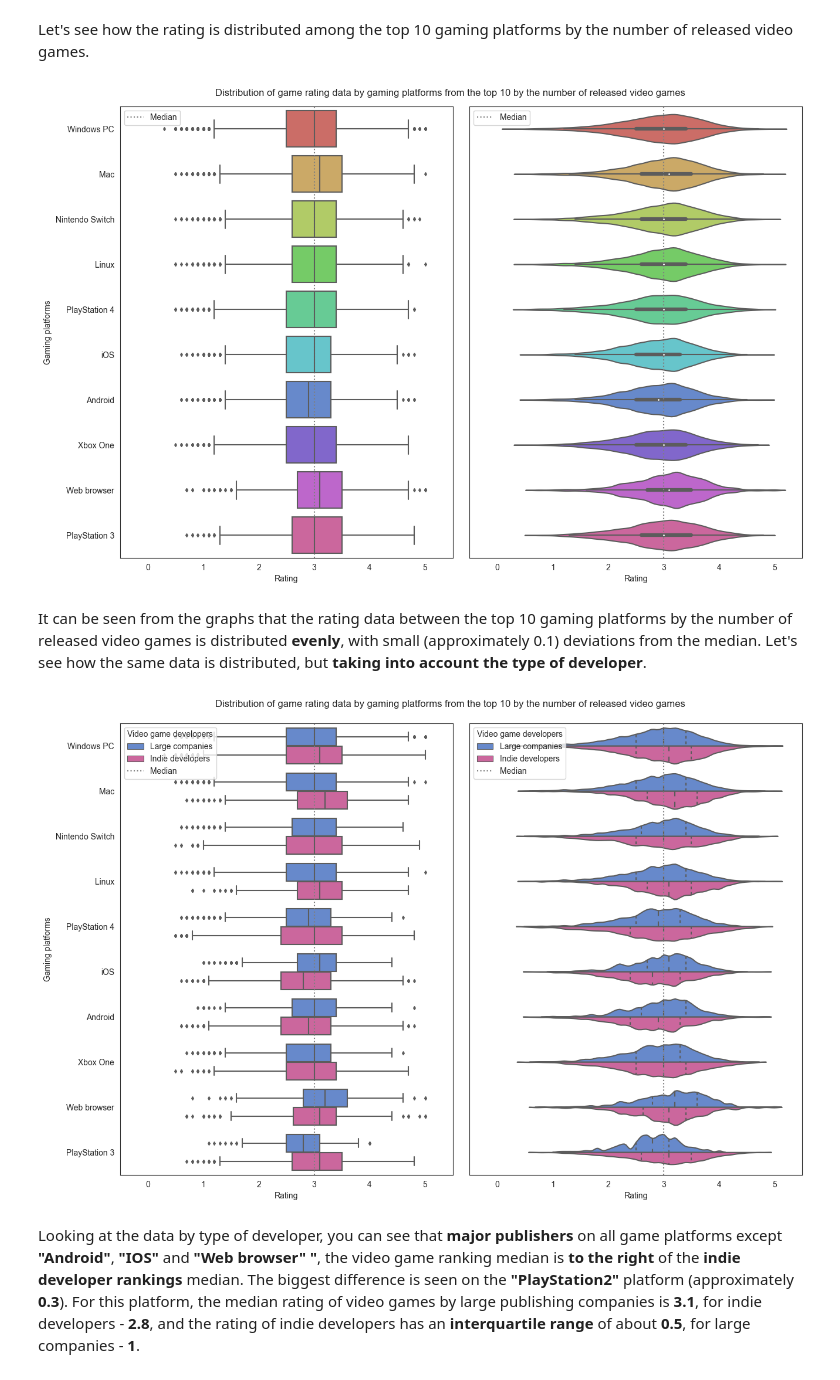
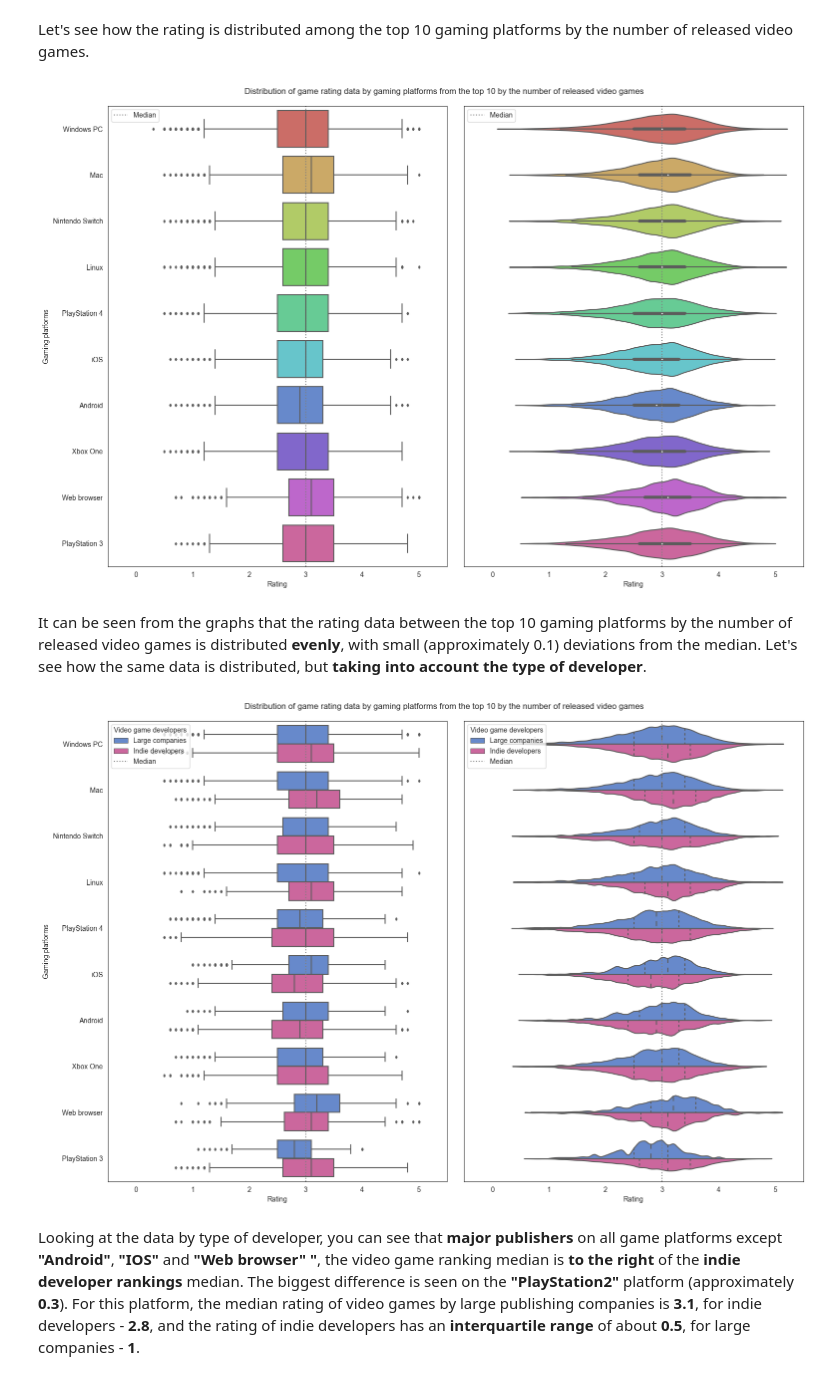
Before and after one commit to GSimonX37/video-games, a Jupyter notebook: notebooks/backloggd_eda.ipynb, the cells around one changed output. Drawn from its saved outputs; the diff is of its cells as text; code cells hidden in the pictures.

```diff
--- a/notebooks/backloggd_eda.ipynb
+++ b/notebooks/backloggd_eda.ipynb
@@ -1194,7 +1194,7 @@ Looking at the data by type of developer, you can see that **large publishers**
 # %% [markdown]
 Let's see how the rating is distributed between large companies and indie developers.
 # %%
-figure = plt.figure(figsize=(15, 10))
+figure = plt.figure(figsize=(18, 12))
 grid = GridSpec(2, 2, wspace=0.05, hspace=0.15)
 figure.add_subplot(grid[0, :])
 figure.add_subplot(grid[1, 0])
@@ -1245,7 +1245,7 @@ for i in range(3):
 # %% [markdown]
 Let's see how the rating is distributed among the top 10 major companies by the number of released video games.
 # %%
-figure = plt.figure(figsize=(15, 10))
+figure = plt.figure(figsize=(18, 12))
 grid = GridSpec(1, 2, wspace=0.05)
 figure.add_subplot(grid[0, 0])
 figure.add_subplot(grid[0, 1])
@@ -1286,7 +1286,7 @@ for i in [0, 1]:
 # %% [markdown]
 It can be seen from the graphs that the rating among the top 10 publishers by the number of released video games is distributed **unequally**, with noticeable deviations from the median. The largest deviation (approximately **0.5**) from the median **to the left** is observed at the publisher **"THQ"**. The largest deviation (approximately **0.5**) from the median **to the right** is observed at the publisher **"Capcom"**. Let's look at the distribution of ratings among **indie developers**.
 # %%
-figure = plt.figure(figsize=(15, 10))
+figure = plt.figure(figsize=(18, 12))
 grid = GridSpec(1, 2, wspace=0.05)
 figure.add_subplot(grid[0, 0])
 figure.add_subplot(grid[0, 1])
@@ -1332,7 +1332,7 @@ The rankings among the top 10 indie developers by number of video games released
 # %% [markdown]
 Let's see how the rating is distributed among the top 10 gaming platforms by the number of released video games.
 # %%
-figure = plt.figure(figsize=(15, 10))
+figure = plt.figure(figsize=(18, 12))
 grid = GridSpec(1, 2, wspace=0.05)
 figure.add_subplot(grid[0, 0])
 figure.add_subplot(grid[0, 1])
@@ -1369,11 +1369,11 @@ for i in [0, 1]:
     figure.axes[i].set_xbound((-0.5, 5.5))
     figure.axes[1].set_yticklabels([])
 # %% [output]
-[figure, old version]
+[figure, new version]
 # %% [markdown]
 It can be seen from the graphs that the rating data between the top 10 gaming platforms by the number of released video games is distributed **evenly**, with small (approximately 0.1) deviations from the median. Let's see how the same data is distributed, but **taking into account the type of developer**.
 # %%
-figure = plt.figure(figsize=(15, 10))
+figure = plt.figure(figsize=(18, 12))
 grid = GridSpec(1, 2, wspace=0.05)
 figure.add_subplot(grid[0, 0])
 figure.add_subplot(grid[0, 1])
@@ -1391,35 +1391,35 @@ sns.boxplot(data=plot_data,
             hue_order=[True, False],
             ax=figure.axes[0],
             palette=sns.color_palette('hls', 10)[6::3],
             fliersize=3)
 
 sns.violinplot(data=plot_data,
                x="rating",
                y="platforms",
                hue="indie",
                hue_order=[True, False],
                split=True,
                bw=.1,
                inner = 'quartile',
                ax=figure.axes[1],
                palette=sns.color_palette('hls', 10)[6::3])
 
-figure.suptitle('Distribution of game rating data by gaming platforms from the top 10 by the number of released video games', y=0.92)
+figure.suptitle('Distribution of game rating data by gaming platforms from the top 10 by the number of released video games', y=0.91)
 for i in [0, 1]:
     figure.axes[i].axvline(x=3, color='grey', linestyle=':', label='Median')
     figure.axes[i].set_xlabel('Rating')
     figure.axes[i].set_ylabel('Gaming platforms' if not i else '')
     figure.axes[i].legend()
     figure.axes[i].legend(figure.axes[i].get_legend().legend_handles,
                           ['Large companies', 'Indie developers', 'Median'],
                           title='Video game developers',
                           loc='upper left',
                           alignment='left')
     figure.axes[i].set_xlim(0, 5)
     figure.axes[i].set_xbound((-0.5, 5.5))
     figure.axes[1].set_yticklabels([])
 # %% [output]
-[figure, old version]
+[figure, new version]
 # %% [markdown]
 Looking at the data by type of developer, you can see that **major publishers** on all game platforms except **"Android"**, **"IOS"** and **"Web browser" "**, the video game ranking median is **to the right** of the **indie developer rankings** median. The biggest difference is seen on the **"PlayStation2"** platform (approximately **0.3**). For this platform, the median rating of video games by large publishing companies is **3.1**, for indie developers - **2.8**, and the rating of indie developers has an **interquartile range** of about **0.5**, for large companies - **1**.
 # %% [markdown]
```
Also changed, not shown: parts of 22 cells of this notebook.
